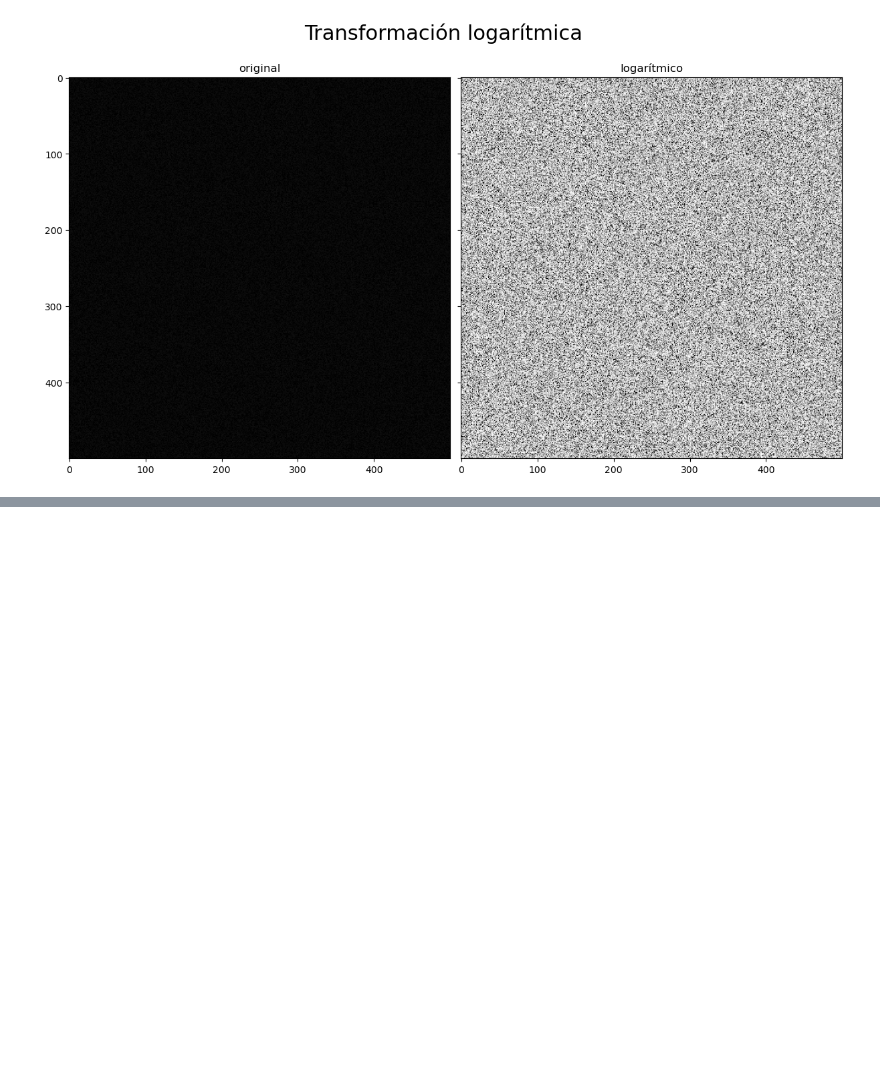
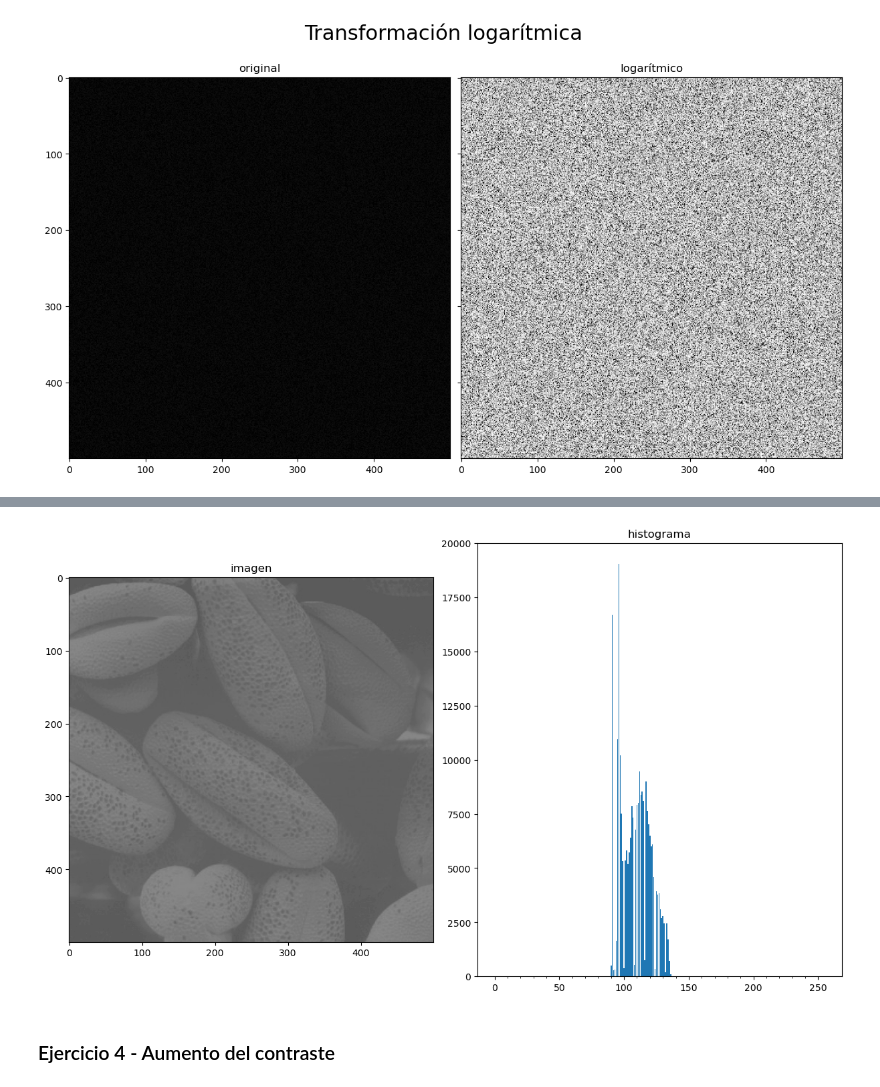
Before and after one commit to manugarciat/erv-practicas, a Jupyter notebook: practica-01/practica1_01.ipynb, the cells around one changed output, grey strips where cells are left out. Saved outputs shown, nothing was run; the diff lists cells and outputs as text; code cells hidden in the pictures; blank space fills up the shorter version.

```diff
--- a/practica-01/practica1_01.ipynb
+++ b/practica-01/practica1_01.ipynb
@@ -16,0 +17,4 @@ p = plt.imshow(r, cmap='gray', vmin=0, vmax=255)
+# %%
+#prueba
+r = cargar("seeds.jpg")
+mostrar(r)
@@ -44,0 +72,17 @@ ax[1].imshow(s1, cmap='gray', vmin=0, vmax=255)
+# %%
+def histograma(imagen, log=False):
+    hist = np.histogram(imagen, 256, range=(0, 255))
+    fig = plt.figure(layout='constrained', figsize=(12, 7))
+    ax = fig.subplots(1, 2, sharey=False)
+    ax[0].set_title('imagen')
+    ax[0].imshow(imagen, cmap='gray', vmin=0, vmax=255)
+    ax[1].set_title('histograma')
+    ax[1].set_xticks(range(10, 256, 10), minor=True)
+    if log: ax[1].set_yscale('log')
+    ax[1].bar(range(0, 256), hist[0])
+# %%
+histograma(r, False)
+# %% [output]
+[figure, added]
+# %% [markdown]
+### Ejercicio 4 - Aumento del contraste
```
Also changed, not shown: parts of 16 cells of this notebook, 1 other file.
